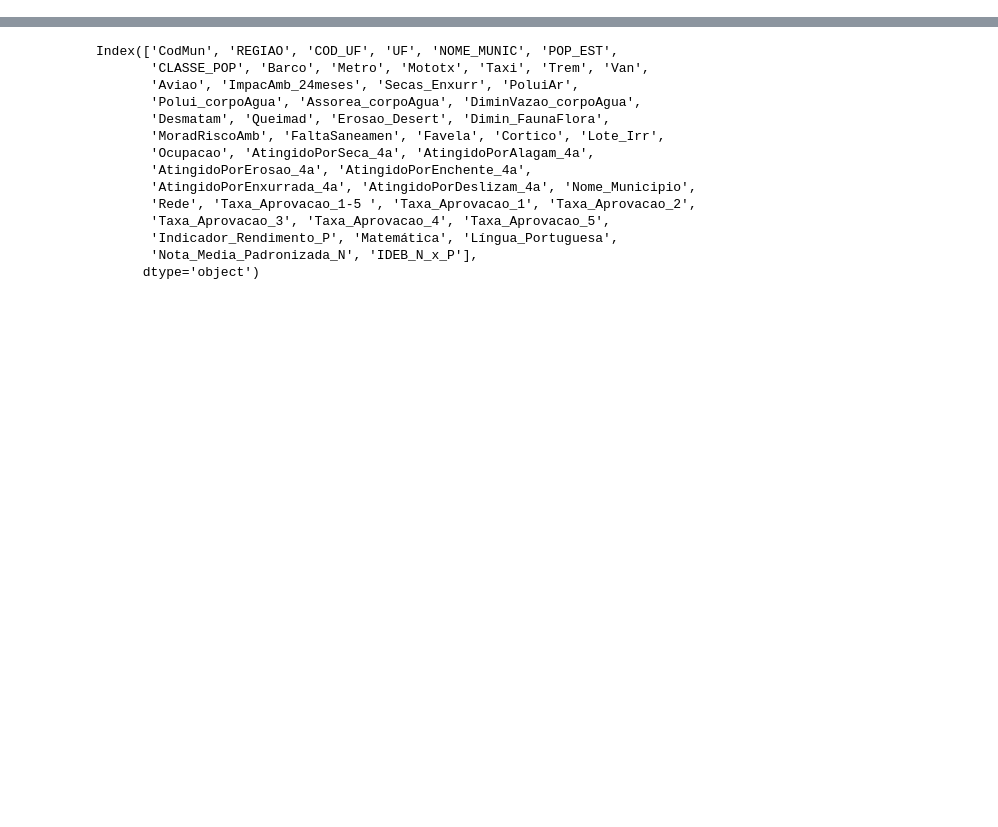
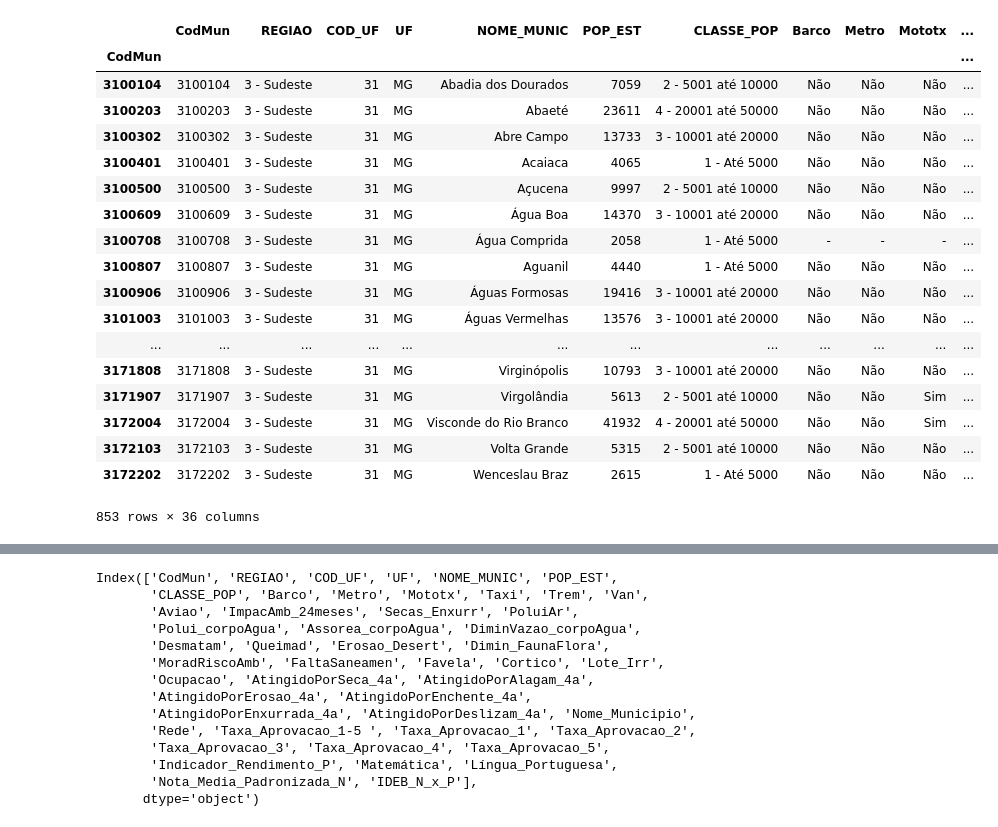
Before and after one commit to jessicatcr-zz/edu-municipios, a Jupyter notebook: Jup_Aux/JoinTables.ipynb, the cells around one changed output, grey strips where cells are left out. Cells and saved outputs as stored; diff of their text form; code cells hidden in the pictures; blank space fills up the shorter version.

Commit message:
refazendo join

```diff
--- a/Jup_Aux/JoinTables.ipynb
+++ b/Jup_Aux/JoinTables.ipynb
@@ -30,17 +30,35 @@ dfGeralMG = df_join.loc[df_join['UF']=='MG']
 # %%
 dfGeralMG['CodMun'] = dfGeralMG.index
 #df_join.columns
 dfGeralMG = dfGeralMG[['CodMun', 'REGIAO', 'COD_UF', 'UF', 'NOME_MUNIC', 'POP_EST', 'CLASSE_POP',
        'Barco', 'Metro', 'Mototx', 'Taxi', 'Trem', 'Van', 'Aviao',
        'ImpacAmb_24meses', 'Secas_Enxurr', 'PoluiAr', 'Polui_corpoAgua',
        'Assorea_corpoAgua', 'DiminVazao_corpoAgua', 'Desmatam', 'Queimad',
        'Erosao_Desert', 'Dimin_FaunaFlora', 'MoradRiscoAmb', 'FaltaSaneamen',
        'Favela', 'Cortico', 'Lote_Irr', 'Ocupacao', 'AtingidoPorSeca_4a',
        'AtingidoPorAlagam_4a', 'AtingidoPorErosao_4a',
        'AtingidoPorEnchente_4a', 'AtingidoPorEnxurrada_4a',
        'AtingidoPorDeslizam_4a']]
 dfGeralMG
-export_csv = df_join.to_csv (r'BigTableMun_MG.csv', index = None, header=True)
-export_csv
 
 ##dfPop, dfTransp, dfMeioAmb, dfHab, dfGestRisco, dfIDEB
+# %% [output]
+|  | CodMun | REGIAO | COD_UF | UF | NOME_MUNIC | POP_EST | CLASSE_POP | Barco | Metro | Mototx | ... |
+| CodMun |  |  |  |  |  |  |  |  |  |  | ... |
+| 3100104 | 3100104 | 3 - Sudeste | 31 | MG | Abadia dos Dourados | 7059 | 2 - 5001 até 10000 | Não | Não | Não | ... |
+| 3100203 | 3100203 | 3 - Sudeste | 31 | MG | Abaeté | 23611 | 4 - 20001 até 50000 | Não | Não | Não | ... |
+| 3100302 | 3100302 | 3 - Sudeste | 31 | MG | Abre Campo | 13733 | 3 - 10001 até 20000 | Não | Não | Não | ... |
+| 3100401 | 3100401 | 3 - Sudeste | 31 | MG | Acaiaca | 4065 | 1 - Até 5000 | Não | Não | Não | ... |
+| 3100500 | 3100500 | 3 - Sudeste | 31 | MG | Açucena | 9997 | 2 - 5001 até 10000 | Não | Não | Não | ... |
+| 3100609 | 3100609 | 3 - Sudeste | 31 | MG | Água Boa | 14370 | 3 - 10001 até 20000 | Não | Não | Não | ... |
+| 3100708 | 3100708 | 3 - Sudeste | 31 | MG | Água Comprida | 2058 | 1 - Até 5000 | - | - | - | ... |
+| 3100807 | 3100807 | 3 - Sudeste | 31 | MG | Aguanil | 4440 | 1 - Até 5000 | Não | Não | Não | ... |
+| 3100906 | 3100906 | 3 - Sudeste | 31 | MG | Águas Formosas | 19416 | 3 - 10001 até 20000 | Não | Não | Não | ... |
+| 3101003 | 3101003 | 3 - Sudeste | 31 | MG | Águas Vermelhas | 13576 | 3 - 10001 até 20000 | Não | Não | Não | ... |
+| ... | ... | ... | ... | ... | ... | ... | ... | ... | ... | ... | ... |
+| 3171808 | 3171808 | 3 - Sudeste | 31 | MG | Virginópolis | 10793 | 3 - 10001 até 20000 | Não | Não | Não | ... |
+| 3171907 | 3171907 | 3 - Sudeste | 31 | MG | Virgolândia | 5613 | 2 - 5001 até 10000 | Não | Não | Sim | ... |
+| 3172004 | 3172004 | 3 - Sudeste | 31 | MG | Visconde do Rio Branco | 41932 | 4 - 20001 até 50000 | Não | Não | Sim | ... |
+| 3172103 | 3172103 | 3 - Sudeste | 31 | MG | Volta Grande | 5315 | 2 - 5001 até 10000 | Não | Não | Não | ... |
+| 3172202 | 3172202 | 3 - Sudeste | 31 | MG | Wenceslau Braz | 2615 | 1 - Até 5000 | Não | Não | Não | ... |
+853 rows × 36 columns
```
Also changed, not shown: parts of 1 cell of this notebook, 2 other files.
